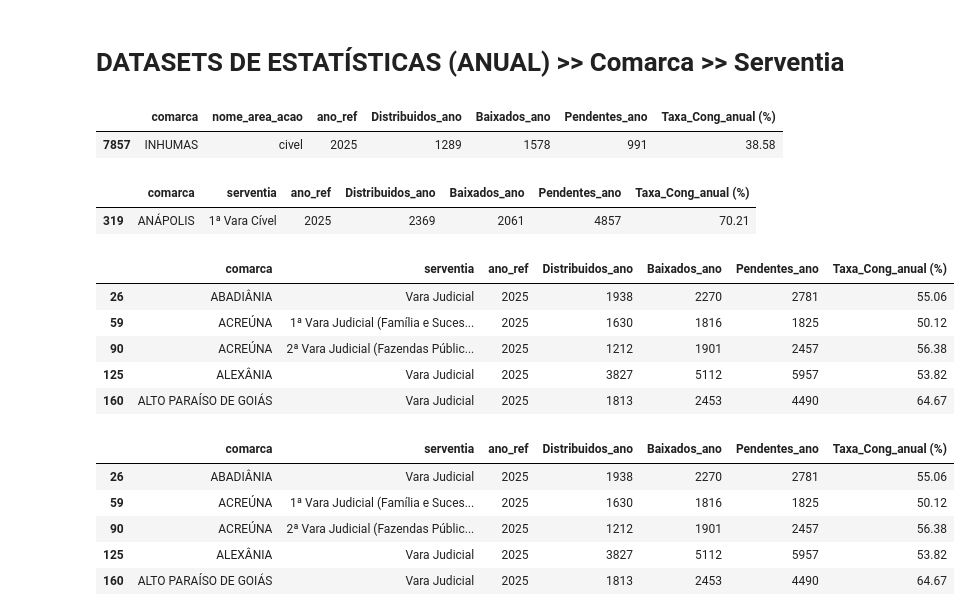
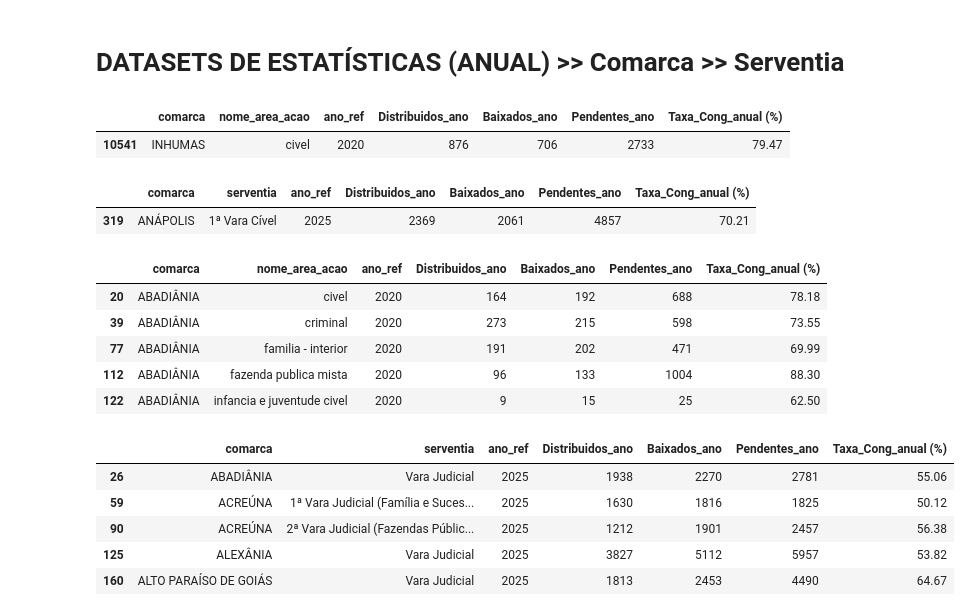
Before and after one commit to dvjuliocesar/TJGO_Projeto6_TxCong, a Jupyter notebook: tx_updated_validation.ipynb, the cells around one changed output. Drawn from its saved outputs; the diff is of its cells as text; code cells hidden in the pictures.

```diff
--- a/tx_updated_validation.ipynb
+++ b/tx_updated_validation.ipynb
@@ -147,7 +158,7 @@ df_limpo1.to_csv(output_filename_csv_1, index=False, sep='#', encoding='utf-8-si
 # %% [markdown]
 # CARREGAMENTO POR ARQUIVO CSV
 # %%
-arquivo_csv = ('dataclean/analise_txcg_2025_clean.csv')
+arquivo_csv = ('dataclean/analise_txcg_2020_clean.csv')
 df = pd.read_csv(arquivo_csv, sep='#', encoding='utf-8')
 print(df.shape)
 # %% [output]
@@ -441,7 +452,7 @@ df_global_anual = df_global_anual.drop('Distribuidos_acum_ano', axis=1)
 df_global_anual = df_global_anual.sort_values(['comarca', 'serventia', 'ano_ref'])
 # %%
 # Validação mais refinada
-ano_alvo = 2025
+ano_alvo = 2020
 df_global_anual[
     (df_global_anual['comarca'] == 'INHUMAS') &
     (df_global_anual['nome_area_acao'] == 'civel') &
@@ -449,7 +460,7 @@ df_global_anual[
 ].head()
 # %% [output]
 |  | comarca | nome_area_acao | ano_ref | Distribuidos_ano | Baixados_ano | Pendentes_ano | Taxa_Cong_anual (%) |
-| 7857 | INHUMAS | civel | 2025 | 1289 | 1578 | 991 | 38.58 |
+| 10541 | INHUMAS | civel | 2020 | 876 | 706 | 2733 | 79.47 |
 # %%
 # Validação mais refinada sgrupado por SERVENTIA
 ano_alvo = 2025
@@ -463,16 +474,16 @@ df_global_anual[
 | 319 | ANÁPOLIS | 1ª Vara Cível | 2025 | 2369 | 2061 | 4857 | 70.21 |
 # %%
 # Filtrando o ANO para exração ANUAL
-ano_alvo = 2025
+ano_alvo = 2020
 df_ano = df_global_anual[df_global_anual['ano_ref'].dt.year == ano_alvo]
 df_ano.head()
 # %% [output]
-|  | comarca | serventia | ano_ref | Distribuidos_ano | Baixados_ano | Pendentes_ano | Taxa_Cong_anual (%) |
-| 26 | ABADIÂNIA | Vara Judicial | 2025 | 1938 | 2270 | 2781 | 55.06 |
-| 59 | ACREÚNA | 1ª Vara Judicial (Família e Suces... | 2025 | 1630 | 1816 | 1825 | 50.12 |
-| 90 | ACREÚNA | 2ª Vara Judicial (Fazendas Públic... | 2025 | 1212 | 1901 | 2457 | 56.38 |
-| 125 | ALEXÂNIA | Vara Judicial | 2025 | 3827 | 5112 | 5957 | 53.82 |
-| 160 | ALTO PARAÍSO DE GOIÁS | Vara Judicial | 2025 | 1813 | 2453 | 4490 | 64.67 |
+|  | comarca | nome_area_acao | ano_ref | Distribuidos_ano | Baixados_ano | Pendentes_ano | Taxa_Cong_anual (%) |
+| 20 | ABADIÂNIA | civel | 2020 | 164 | 192 | 688 | 78.18 |
+| 39 | ABADIÂNIA | criminal | 2020 | 273 | 215 | 598 | 73.55 |
+| 77 | ABADIÂNIA | familia - interior | 2020 | 191 | 202 | 471 | 69.99 |
+| 112 | ABADIÂNIA | fazenda publica mista | 2020 | 96 | 133 | 1004 | 88.30 |
+| 122 | ABADIÂNIA | infancia e juventude civel | 2020 | 9 | 15 | 25 | 62.50 |
 # %%
 # Filtrando o ANO para exração ANUAL agrupado SERVENTIA
 ano_alvo = 2025
```
Also changed, not shown: parts of 11 cells of this notebook.
